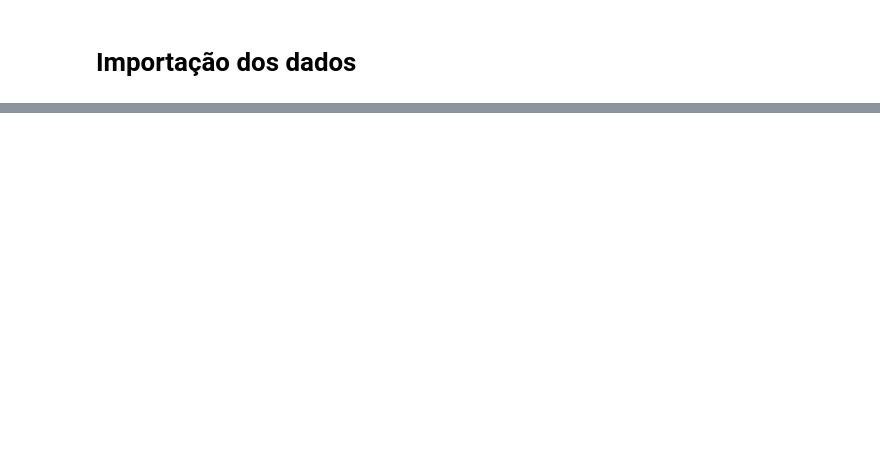
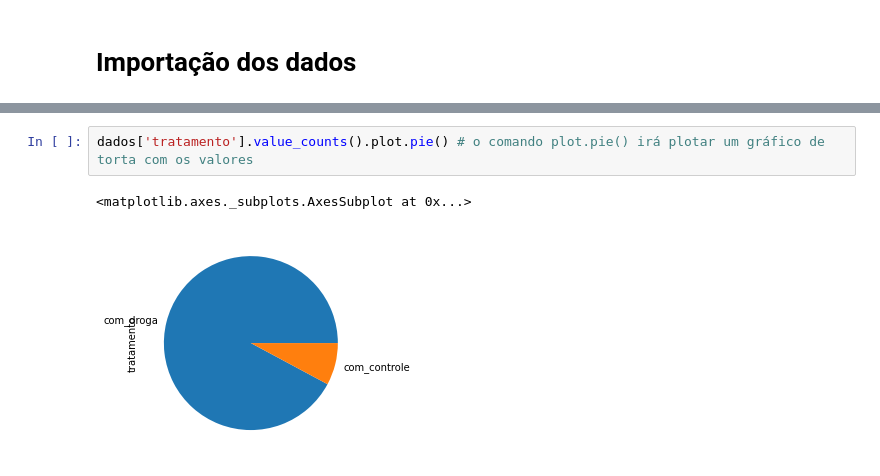
Before and after one commit to sohrenan/Imersao-Alura-Drug-Discovery, a Jupyter notebook: Imersao_Alura_Drug_discovery.ipynb, the cells around one changed output, grey strips where cells are left out. Drawn from its saved outputs; the diff is of its cells as text; blank space fills up the shorter version.

Commit message:
Exploração, gráficos e queries

```diff
--- a/Imersao_Alura_Drug_discovery.ipynb
+++ b/Imersao_Alura_Drug_discovery.ipynb
@@ -31,0 +87,5 @@ dados
+# %%
+dados['tratamento'].value_counts().plot.pie() # o comando plot.pie() irá plotar um gráfico de torta com os valores
+# %% [output]
+<matplotlib.axes._subplots.AxesSubplot at 0x...>
+[figure, added]
```
Also changed, not shown: parts of 19 cells of this notebook.
